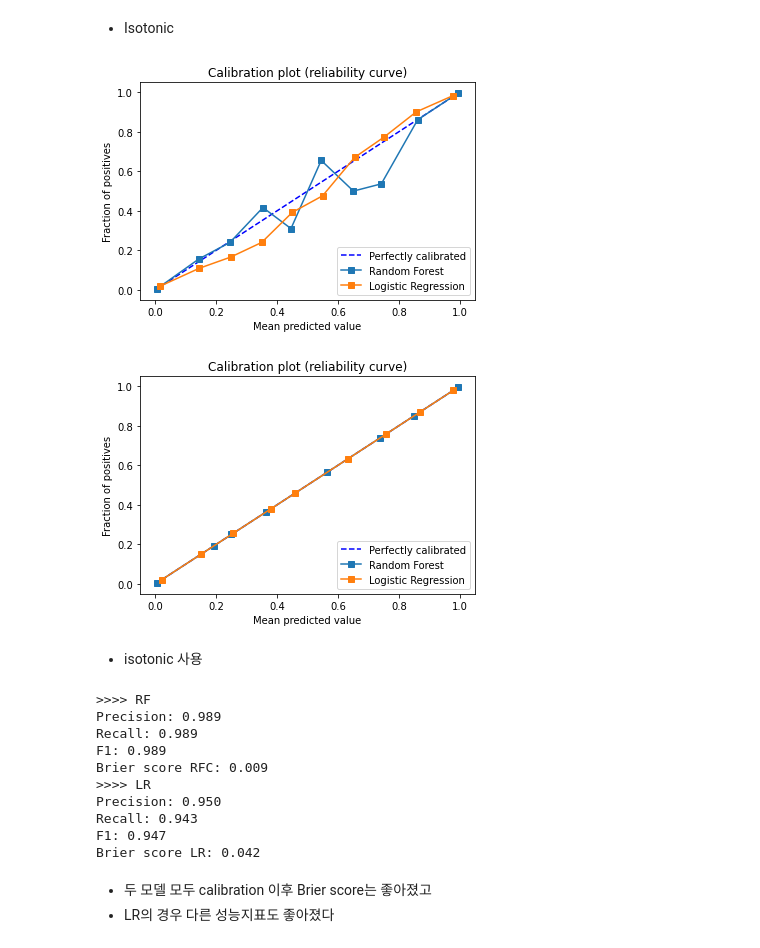
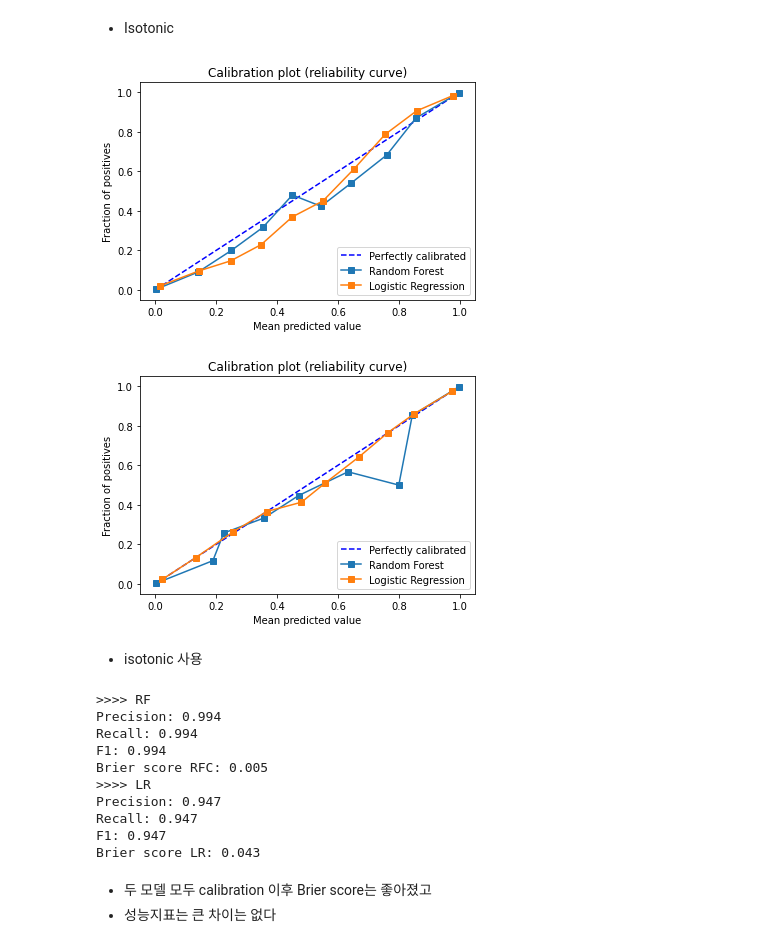
Before and after one commit to minsoo9506/catchMinor-research, a Jupyter notebook: notebooks/probability_calibration.ipynb, the cells around one changed output. Saved outputs shown, nothing was run; the diff lists cells and outputs as text; code cells hidden in the pictures.

```diff
--- a/notebooks/probability_calibration.ipynb
+++ b/notebooks/probability_calibration.ipynb
@@ -19,8 +19,8 @@ np.random.seed(0)
 # %%
 X, y = datasets.make_classification(n_samples=100000, n_features=10, n_informative=8, n_redundant=2)
 
-train_size = 0.8
-X_train, X_valid, y_train, y_valid = train_test_split(X, y, train_size=train_size)
+X_train, X_, y_train, y_ = train_test_split(X, y, train_size=0.5)
+X_valid, X_test, y_valid, y_test = train_test_split(X, y, train_size=0.5)
 # %% [markdown]
 ## model fit
 # %%
@@ -93,11 +93,11 @@ from sklearn.calibration import CalibratedClassifierCV
 # %%
 sig_calibrator_rfc = CalibratedClassifierCV(model_rfc, cv='prefit', method='sigmoid')
 sig_calibrator_rfc.fit(X_valid, y_valid)
-sig_y_prob_rfc = sig_calibrator_rfc.predict_proba(X_valid)
+sig_y_prob_rfc = sig_calibrator_rfc.predict_proba(X_test)
 
 sig_calibrator_lr = CalibratedClassifierCV(model_lr, cv='prefit', method='sigmoid')
 sig_calibrator_lr.fit(X_valid, y_valid)
-sig_y_prob_lr = sig_calibrator_lr.predict_proba(X_valid)
+sig_y_prob_lr = sig_calibrator_lr.predict_proba(X_test)
 # %% [markdown]
 - Isotonic
 # %%
@@ -111,23 +111,23 @@ iso_y_prob_lr = iso_calibrator_lr.predict_proba(X_valid)
 # %%
 fig = plt.figure()
 ax = fig.add_subplot()
 ax.plot([0, 1], [0, 1], "b--", label="Perfectly calibrated")
 ax.set_ylabel("Fraction of positives")
 ax.set_xlabel("Mean predicted value")
 ax.set_title('Calibration plot (reliability curve)')
 
 prob_pos_rfc = sig_y_prob_rfc[:, 1]
-fraction_of_positives_rfc, mean_predicted_value_rfc = calibration_curve(y_valid, prob_pos_rfc, n_bins=10)
+fraction_of_positives_rfc, mean_predicted_value_rfc = calibration_curve(y_test, prob_pos_rfc, n_bins=10)
 ax.plot(mean_predicted_value_rfc, fraction_of_positives_rfc, "s-", label="%s" % ('Random Forest'))
 
 prob_pos_lr = sig_y_prob_lr[:, 1]
-fraction_of_positives_lr, mean_predicted_value_lr = calibration_curve(y_valid, prob_pos_lr, n_bins=10)
+fraction_of_positives_lr, mean_predicted_value_lr = calibration_curve(y_test, prob_pos_lr, n_bins=10)
 ax.plot(mean_predicted_value_lr, fraction_of_positives_lr, "s-", label="%s" % ('Logistic Regression'))
 
 ax.legend(loc="lower right")
 plt.show()
 # %% [output]
-[figure, old version]
+[figure, new version]
 # %%
 fig = plt.figure()
 ax = fig.add_subplot()
@@ -137,45 +137,45 @@ ax.set_xlabel("Mean predicted value")
 ax.set_title('Calibration plot (reliability curve)')
 
 prob_pos_rfc = iso_y_prob_rfc[:, 1]
-fraction_of_positives_rfc, mean_predicted_value_rfc = calibration_curve(y_valid, prob_pos_rfc, n_bins=10)
+fraction_of_positives_rfc, mean_predicted_value_rfc = calibration_curve(y_test, prob_pos_rfc, n_bins=10)
 ax.plot(mean_predicted_value_rfc, fraction_of_positives_rfc, "s-", label="%s" % ('Random Forest'))
 
 prob_pos_lr = iso_y_prob_lr[:, 1]
-fraction_of_positives_lr, mean_predicted_value_lr = calibration_curve(y_valid, prob_pos_lr, n_bins=10)
+fraction_of_positives_lr, mean_predicted_value_lr = calibration_curve(y_test, prob_pos_lr, n_bins=10)
 ax.plot(mean_predicted_value_lr, fraction_of_positives_lr, "s-", label="%s" % ('Logistic Regression'))
 
 ax.legend(loc="lower right")
 plt.show()
 # %% [output]
-[figure, old version]
+[figure, new version]
 # %% [markdown]
 - isotonic 사용
 # %%
-iso_y_pred_rfc = iso_calibrator_rfc.predict(X_valid)
-iso_y_pred_lr = iso_calibrator_lr.predict(X_valid)
+iso_y_pred_rfc = iso_calibrator_rfc.predict(X_test)
+iso_y_pred_lr = iso_calibrator_lr.predict(X_test)
 
 print('>>>> RF')
-print("Precision: %0.3f" % precision_score(y_valid, iso_y_pred_rfc))
-print("Recall: %0.3f" % recall_score(y_valid, iso_y_pred_rfc))
-print("F1: %0.3f" % f1_score(y_valid, iso_y_pred_rfc))
-print("Brier score RFC: %0.3f" % brier_score_loss(y_valid, prob_pos_rfc))
+print("Precision: %0.3f" % precision_score(y_test, iso_y_pred_rfc))
+print("Recall: %0.3f" % recall_score(y_test, iso_y_pred_rfc))
+print("F1: %0.3f" % f1_score(y_test, iso_y_pred_rfc))
+print("Brier score RFC: %0.3f" % brier_score_loss(y_test, prob_pos_rfc))
 
 print('>>>> LR')
-print("Precision: %0.3f" % precision_score(y_valid, iso_y_pred_lr))
-print("Recall: %0.3f" % recall_score(y_valid, iso_y_pred_lr))
-print("F1: %0.3f" % f1_score(y_valid, iso_y_pred_lr))
-print("Brier score LR: %0.3f" % brier_score_loss(y_valid, prob_pos_lr))
+print("Precision: %0.3f" % precision_score(y_test, iso_y_pred_lr))
+print("Recall: %0.3f" % recall_score(y_test, iso_y_pred_lr))
+print("F1: %0.3f" % f1_score(y_test, iso_y_pred_lr))
+print("Brier score LR: %0.3f" % brier_score_loss(y_test, prob_pos_lr))
 # %% [output]
 >>>> RF
-Precision: 0.989
-Recall: 0.989
-F1: 0.989
-Brier score RFC: 0.009
+Precision: 0.994
+Recall: 0.994
+F1: 0.994
+Brier score RFC: 0.005
 >>>> LR
-Precision: 0.950
-Recall: 0.943
+Precision: 0.947
+Recall: 0.947
 F1: 0.947
-Brier score LR: 0.042
+Brier score LR: 0.043
 # %% [markdown]
 - 두 모델 모두 calibration 이후 Brier score는 좋아졌고
-- LR의 경우 다른 성능지표도 좋아졌다
+- 성능지표는 큰 차이는 없다
```
Also changed, not shown: parts of 4 cells of this notebook.
